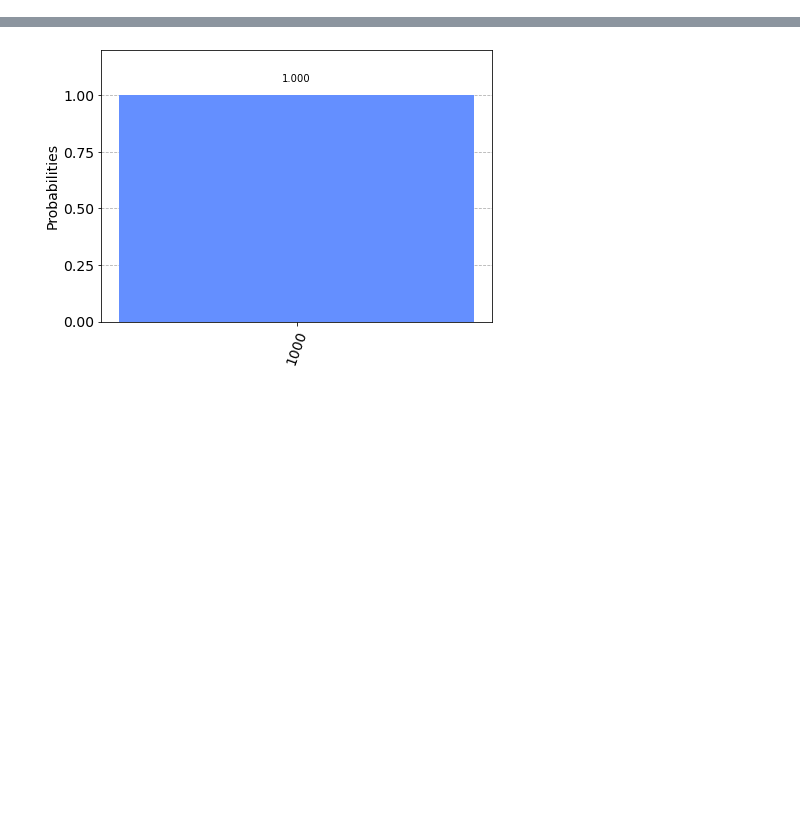
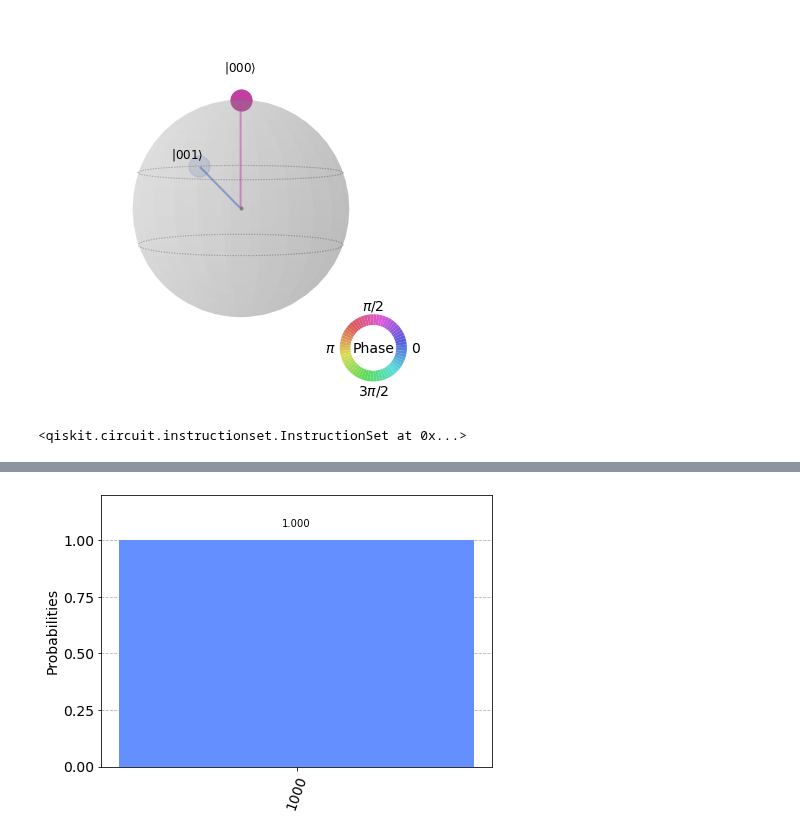
Before and after one commit to KnightShuffler/Quantum-Non-Unitary-Time-Evolution-Public-, a Jupyter notebook: Redone in Qiskit/QPU_implementation/Untitled.ipynb, the cells around one changed output, grey strips where cells are left out. Cells and saved outputs as stored; diff of their text form; code cells hidden in the pictures; blank space fills up the shorter version.

```diff
--- a/Redone in Qiskit/QPU_implementation/Untitled.ipynb
+++ b/Redone in Qiskit/QPU_implementation/Untitled.ipynb
@@ -21,0 +62,23 @@ def cull(a):
+# %%
+plot_state_qsphere(evolved_sv)
+# %% [output]
+[figure, added]
+# %%
+qc1 = QuantumCircuit(1)
+qc2 = QuantumCircuit(1)
+qc3 = QuantumCircuit(1)
+
+qc1.ry(theta, 0)
+
+qc2.rx(np.pi/2, 0)
+qc2.rz(theta, 0)
+qc2.rx(-np.pi/2, 0)
+
+
+qc3.rx(np.pi/2, 0)
+qc3.s(0)
+qc3.rz(theta, 0)
+qc3.sdg(0)
+qc3.rx(-np.pi/2, 0)
+# %% [output]
+<qiskit.circuit.instructionset.InstructionSet at 0x...>
```
Also changed, not shown: parts of 31 cells of this notebook, 1 other file.
